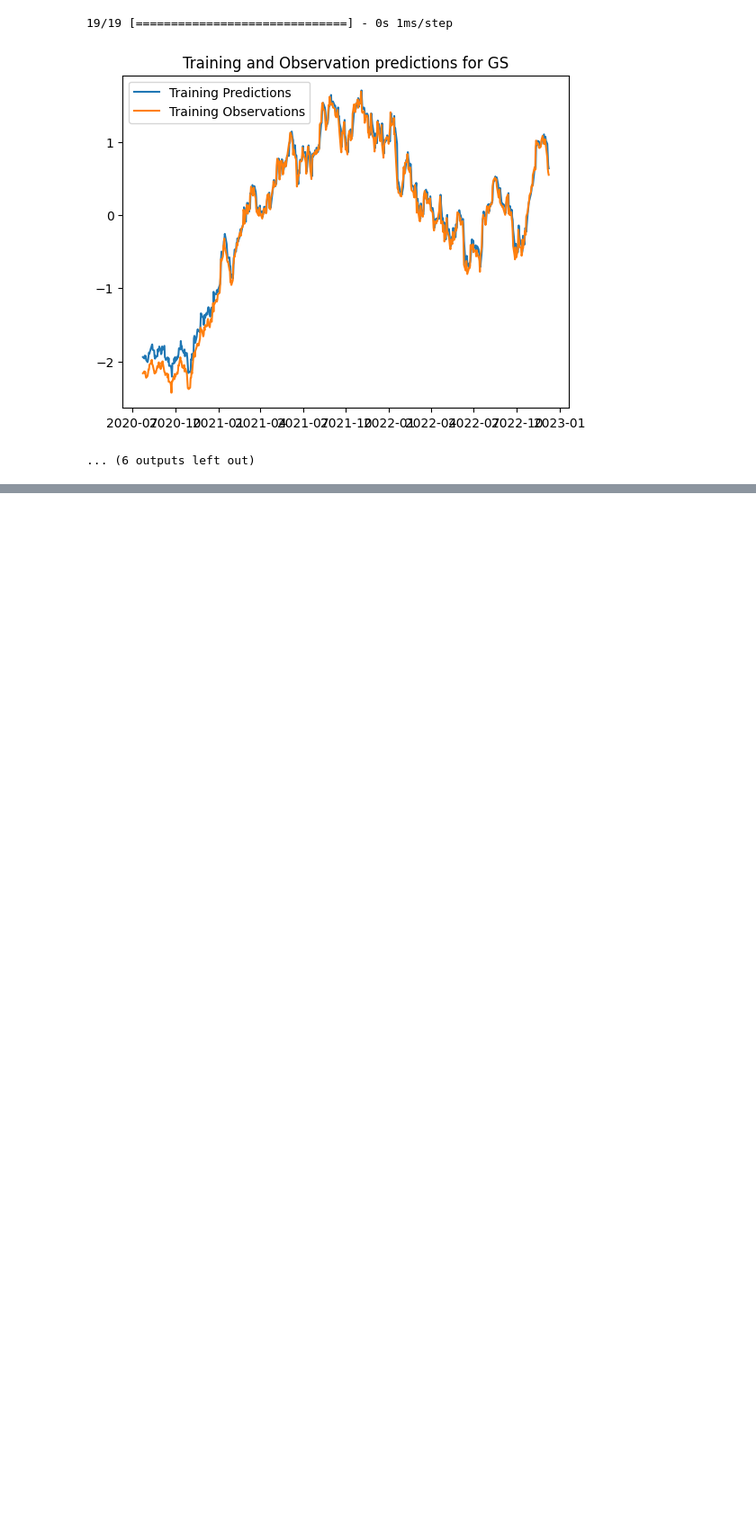
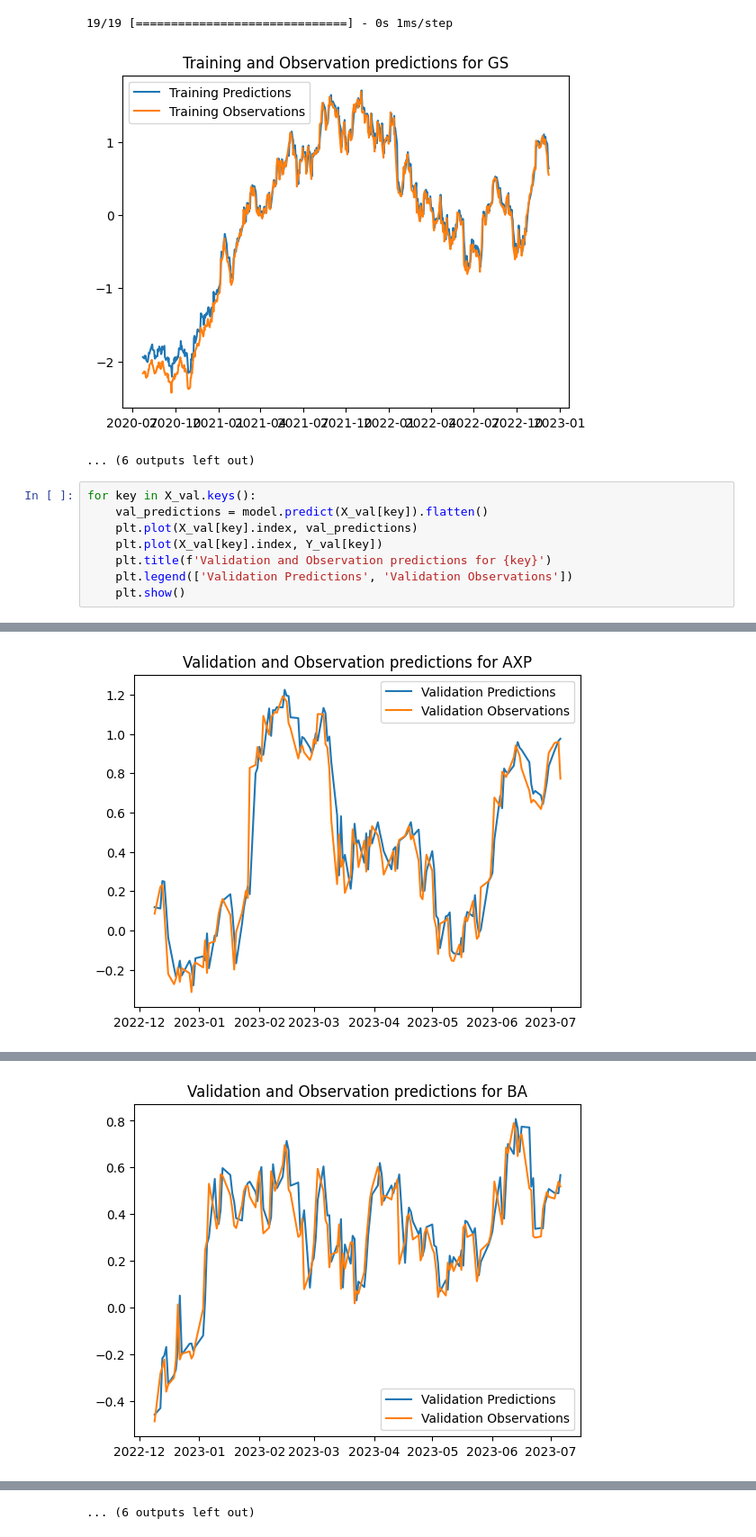
Before and after one commit to miladziekanowska/stock-market-forecast-project, a Jupyter notebook: modeling.ipynb, the cells around one changed output, grey strips where cells are left out. Shown at 90% size. Drawn from its saved outputs; the diff is of its cells as text; blank space fills up the shorter version.

Commit message:
Predictions for cluster 0 added

```diff
--- a/modeling.ipynb
+++ b/modeling.ipynb
@@ -249,3 +249,12 @@ for key in X.keys():
 19/19 [==============================] - 0s 1ms/step
 [figure]
 ... (6 outputs left out)
+# %%
+for key in X_val.keys():
+    val_predictions = model.predict(X_val[key]).flatten()
+    plt.plot(X_val[key].index, val_predictions)
+    plt.plot(X_val[key].index, Y_val[key])
+    plt.title(f'Validation and Observation predictions for {key}')
+    plt.legend(['Validation Predictions', 'Validation Observations'])
+    plt.show()
+# %% [output]
@@ -251,0 +262 @@ for key in X.keys():
+[figure, added]
@@ -251,0 +264 @@ for key in X.keys():
+[figure, added]
@@ -251,0 +273 @@ for key in X.keys():
+... (6 outputs left out)
```
Also changed, not shown: parts of 3 cells of this notebook.
